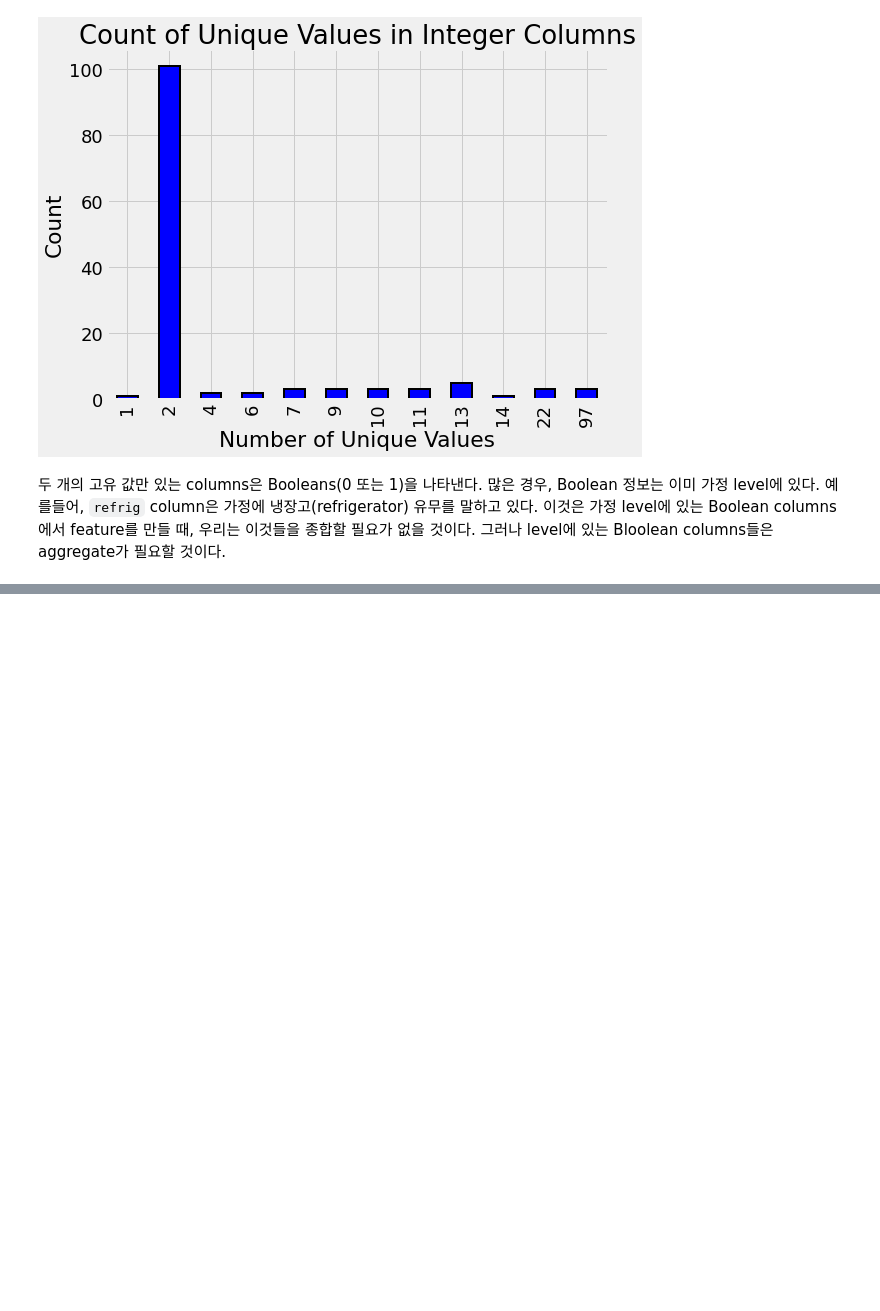
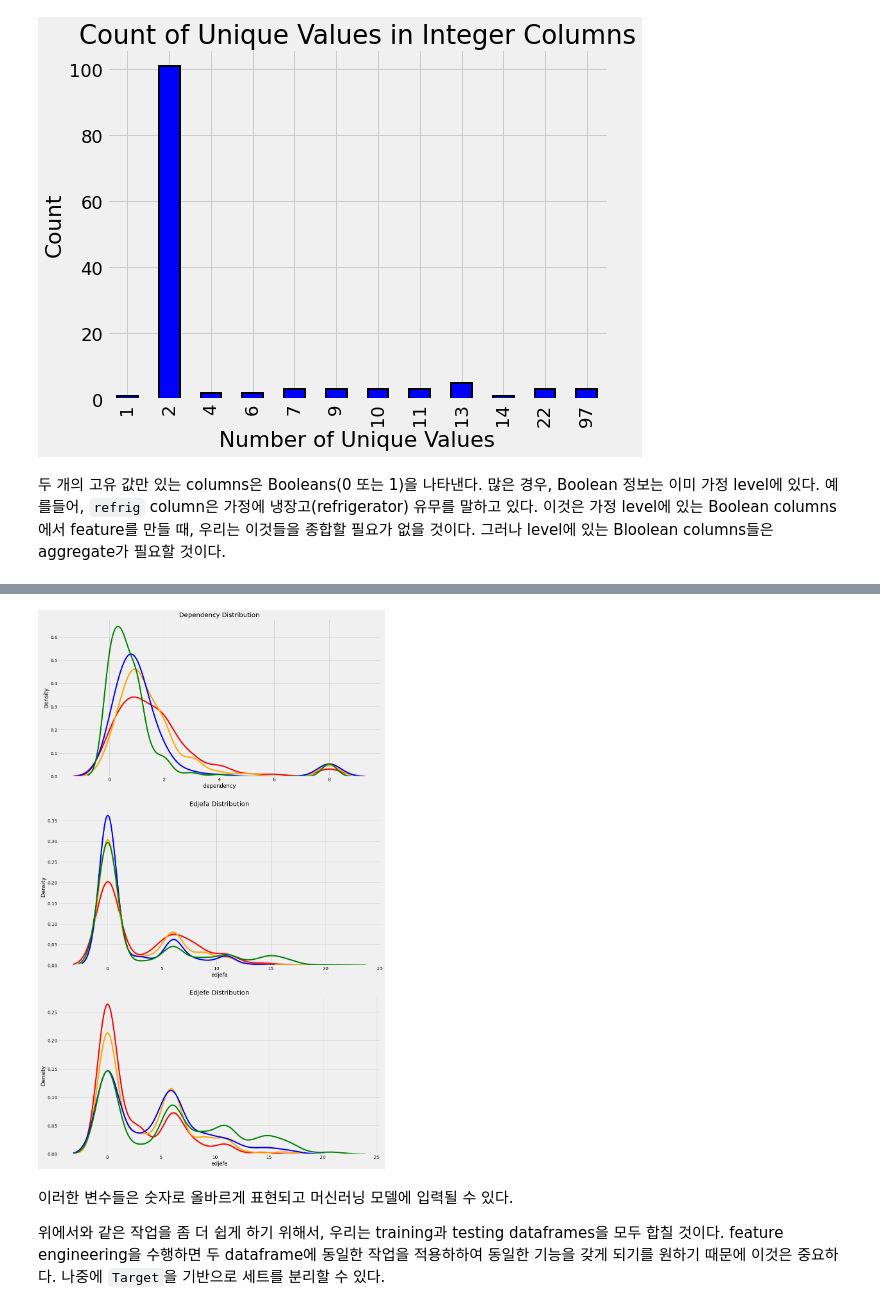
Before and after one commit to jsm9720/kaggle-study, a Jupyter notebook: Costa-Rican-Household-Poverty-Level-Prediction/A_Complete_Introduction_and_Walkthrough.ipynb, the cells around one changed output, grey strips where cells are left out. Saved outputs shown, nothing was run; the diff lists cells and outputs as text; code cells hidden in the pictures; blank space fills up the shorter version.

```diff
--- a/Costa-Rican-Household-Poverty-Level-Prediction/A_Complete_Introduction_and_Walkthrough.ipynb
+++ b/Costa-Rican-Household-Poverty-Level-Prediction/A_Complete_Introduction_and_Walkthrough.ipynb
@@ -183,0 +228,25 @@ plt.subplots_adjust(top = 2)
+# %%
+plt.figure(figsize = (16, 12))
+
+# Iterate through the float columns
+for i, col in enumerate(['dependency', 'edjefa', 'edjefe']):
+    ax = plt.subplot(3, 1, i+1)
+    # Iterate through the poverty levels
+    for poverty_level, color in colors.items():
+        # Plot each poverty level as a separate line
+        sns.kdeplot(train.loc[train['Target'] == poverty_level, col].dropna(),
+                    ax = ax,
+                    color = color,
+                    label = poverty_mapping[poverty_level])
+
+    plt.title(f'{col.capitalize()} Distribution')
+    plt.xlabel(f'{col}')
+    plt.ylabel('Density')
+
+plt.subplots_adjust(top = 2)
+# %% [output]
+[figure, added]
+# %% [markdown]
+이러한 변수들은 숫자로 올바르게 표현되고 머신러닝 모델에 입력될 수 있다.
+
+위에서와 같은 작업을 좀 더 쉽게 하기 위해서, 우리는 training과 testing dataframes을 모두 합칠 것이다. feature engineering을 수행하면 두 dataframe에 동일한 작업을 적용하하여 동일한 기능을 갖게 되기를 원하기 때문에 이것은 중요하다. 나중에 `Target`을 기반으로 세트를 분리할 수 있다.
```
Also changed, not shown: parts of 212 cells of this notebook.
